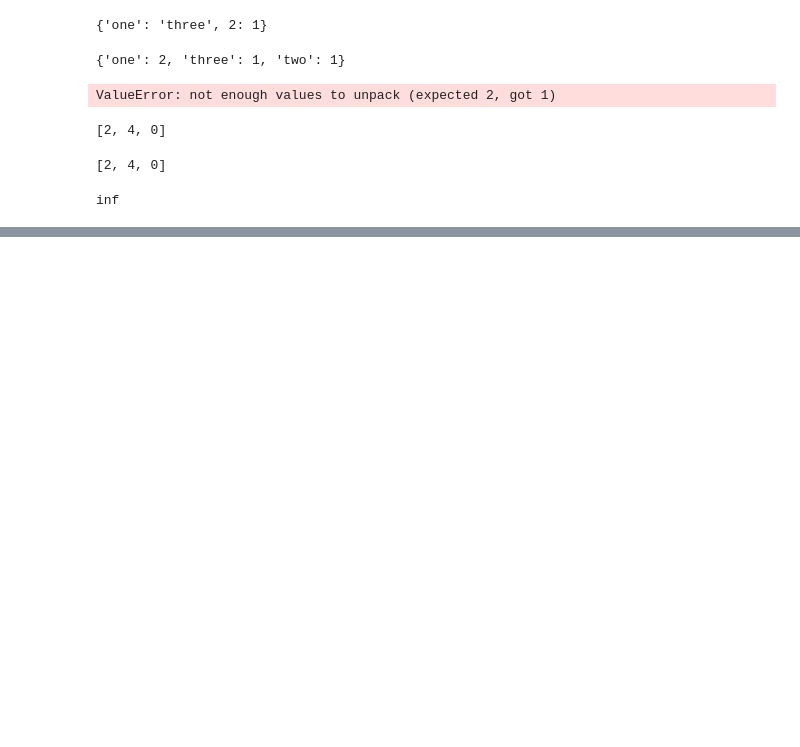
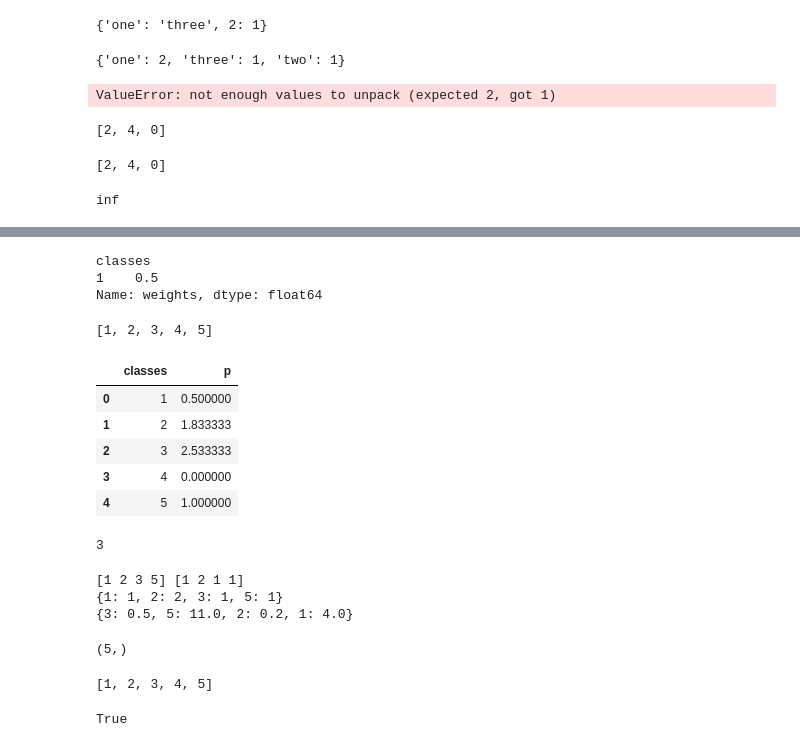
Before and after one commit to codekot/logistics_knn, a Jupyter notebook: testing.ipynb, the cells around one changed output, grey strips where cells are left out. Cells and saved outputs as stored; diff of their text form; code cells hidden in the pictures; blank space fills up the shorter version.

```diff
--- a/testing.ipynb
+++ b/testing.ipynb
@@ -530,0 +618,2 @@ inf
+# %%
+classes_ = [1,2,3,4,5]
@@ -530,0 +654,4 @@ inf
+# %%
+df = pd.DataFrame()
+# %%
+dfg = df.groupby(["classes"]).sum()
@@ -530,0 +671,45 @@ inf
+# %%
+dfg[dfg.index == 1]["weights"]
+# %% [output]
+classes
+1    0.5
+Name: weights, dtype: float64
+# %%
+proba = np.array([dfg[dfg.index == c]["weights"].item() if c in dfg.index else 0 for c in classes_])
+# %%
+classes_
+# %% [output]
+[1, 2, 3, 4, 5]
+# %%
+dfc = pd.DataFrame()
+dfc["classes"] = classes_
+dfc["p"] = proba
+dfc
+# %% [output]
+|  | classes | p |
+| 0 | 1 | 0.500000 |
+| 1 | 2 | 1.833333 |
+| 2 | 3 | 2.533333 |
+| 3 | 4 | 0.000000 |
+| 4 | 5 | 1.000000 |
+# %%
+df[df["P"] == df["P"].max()]["classes"][0]
+# %% [output]
+3
+# %%
+class_w = get_class_weights(y,w, classes_)
+class_w.shape
+# %% [output]
+[1 2 3 5] [1 2 1 1]
+{1: 1, 2: 2, 3: 1, 5: 1}
+{3: 0.5, 5: 11.0, 2: 0.2, 1: 4.0}
+(5,)
+# %%
+classes_
+# %% [output]
+[1, 2, 3, 4, 5]
+# %%
+a = {1: 00.1}
+1 in a.keys()
+# %% [output]
+True
```
Also changed, not shown: parts of 22 cells of this notebook, 1 other file.
